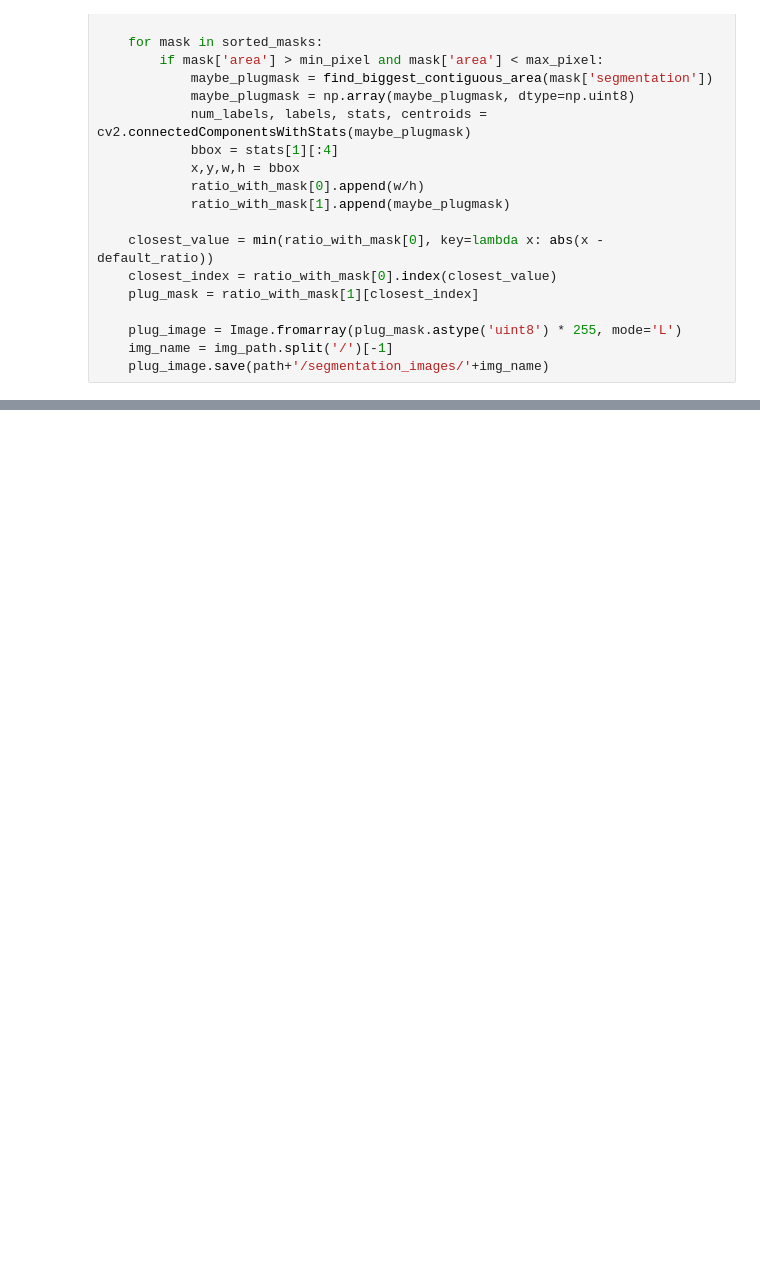
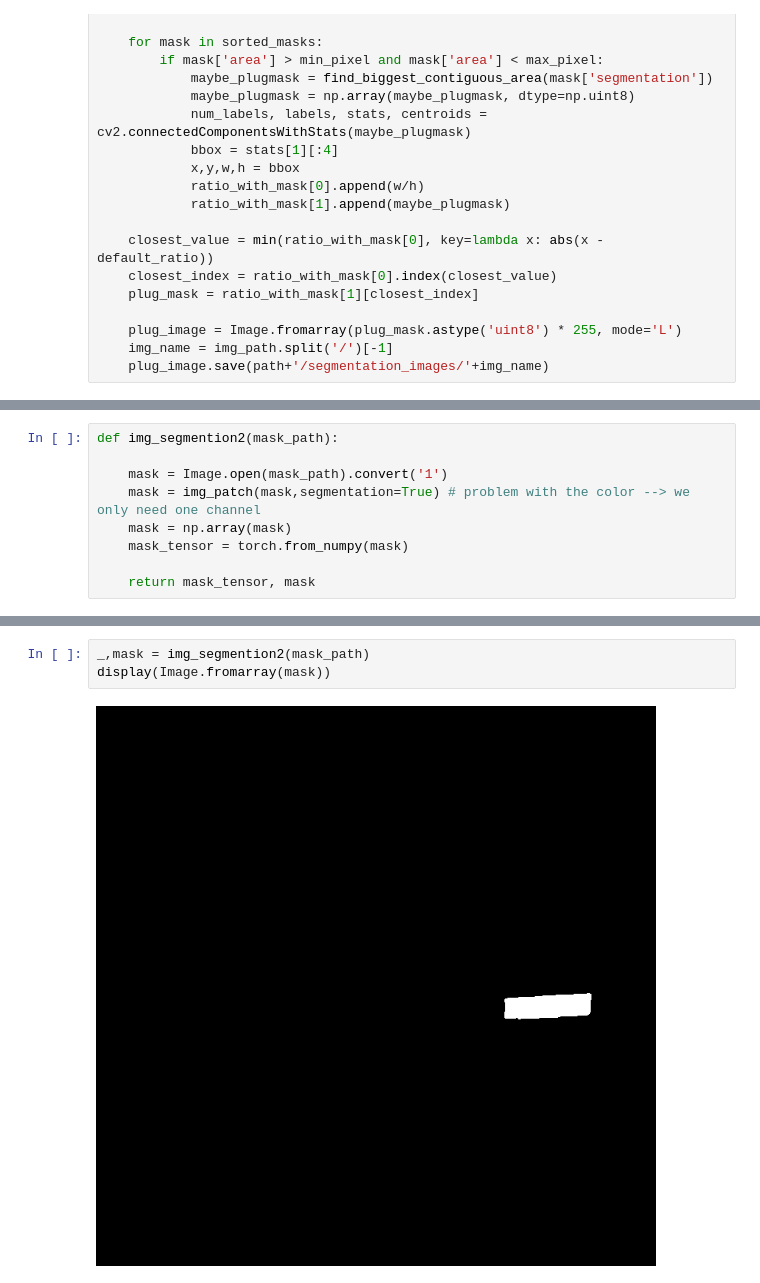
Before and after one commit to mose1020/F-E-Project_Part_2, a Jupyter notebook: 000_Sam_Segmentation.ipynb, the cells around one changed output, grey strips where cells are left out. Cells and saved outputs as stored; diff of their text form; blank space fills up the shorter version.

```diff
--- a/000_Sam_Segmentation.ipynb
+++ b/000_Sam_Segmentation.ipynb
@@ -100,0 +129,9 @@ display(result_image)
+# %%
+def img_segmention2(mask_path):
+
+    mask = Image.open(mask_path).convert('1')
+    mask = img_patch(mask,segmentation=True) # problem with the color --> we only need one channel
+    mask = np.array(mask)
+    mask_tensor = torch.from_numpy(mask)
+
+    return mask_tensor, mask
@@ -100,0 +145,5 @@ display(result_image)
+# %%
+_,mask = img_segmention2(mask_path)
+display(Image.fromarray(mask))
+# %% [output]
+[figure, added]
```
Also changed, not shown: parts of 8 cells of this notebook, 3 other files.
